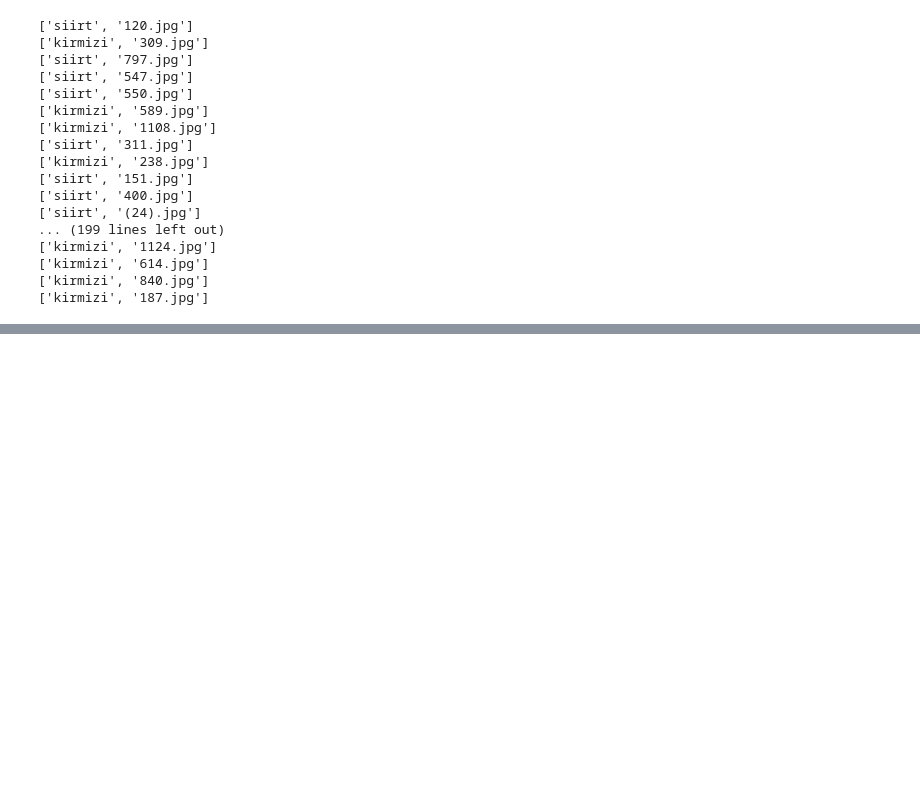
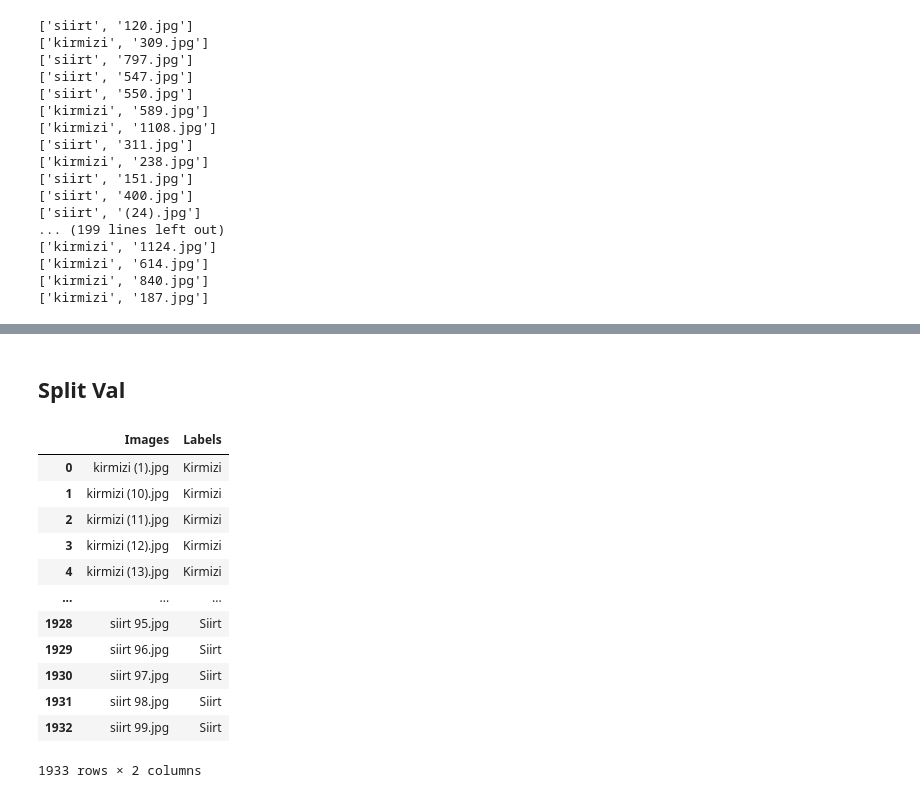
Before and after one commit to rafero1/ama2022-pistachio, a Jupyter notebook: split_data.ipynb, the cells around one changed output, grey strips where cells are left out. Saved outputs shown, nothing was run; the diff lists cells and outputs as text; code cells hidden in the pictures; blank space fills up the shorter version.

```diff
--- a/split_data.ipynb
+++ b/split_data.ipynb
@@ -88,0 +85,28 @@ for a in X_test["Images"]:
+# %% [markdown]
+## Split Val
+# %%
+class1 = sorted(os.listdir("Pistachio_Image_Dataset_Train/Kirmizi_Pistachio"))
+class2 = sorted(os.listdir("Pistachio_Image_Dataset_Train/Siirt_Pistachio"))
+# %%
+label1 = ["Kirmizi" for a in range(len(class1))]
+label2 = ["Siirt" for a in range(len(class2))]
+
+d = {'Images': class1+class2, 'Labels': label1+label2}
+
+df = pd.DataFrame(data=d)
+# %%
+df
+# %% [output]
+|  | Images | Labels |
+| 0 | kirmizi (1).jpg | Kirmizi |
+| 1 | kirmizi (10).jpg | Kirmizi |
+| 2 | kirmizi (11).jpg | Kirmizi |
+| 3 | kirmizi (12).jpg | Kirmizi |
+| 4 | kirmizi (13).jpg | Kirmizi |
+| ... | ... | ... |
+| 1928 | siirt 95.jpg | Siirt |
+| 1929 | siirt 96.jpg | Siirt |
+| 1930 | siirt 97.jpg | Siirt |
+| 1931 | siirt 98.jpg | Siirt |
+| 1932 | siirt 99.jpg | Siirt |
+1933 rows × 2 columns
```
Also changed, not shown: parts of 11 cells of this notebook, 11 other files.
